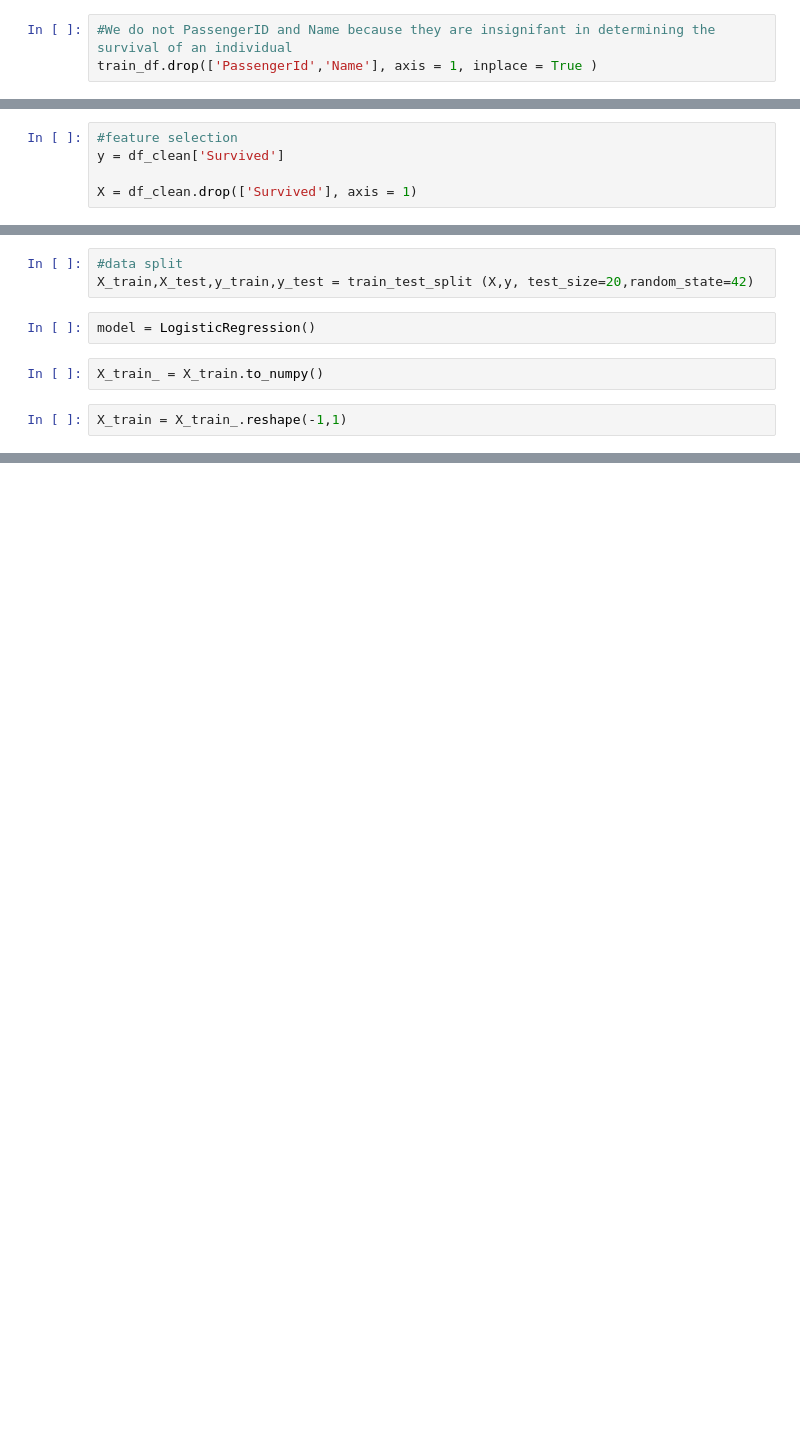
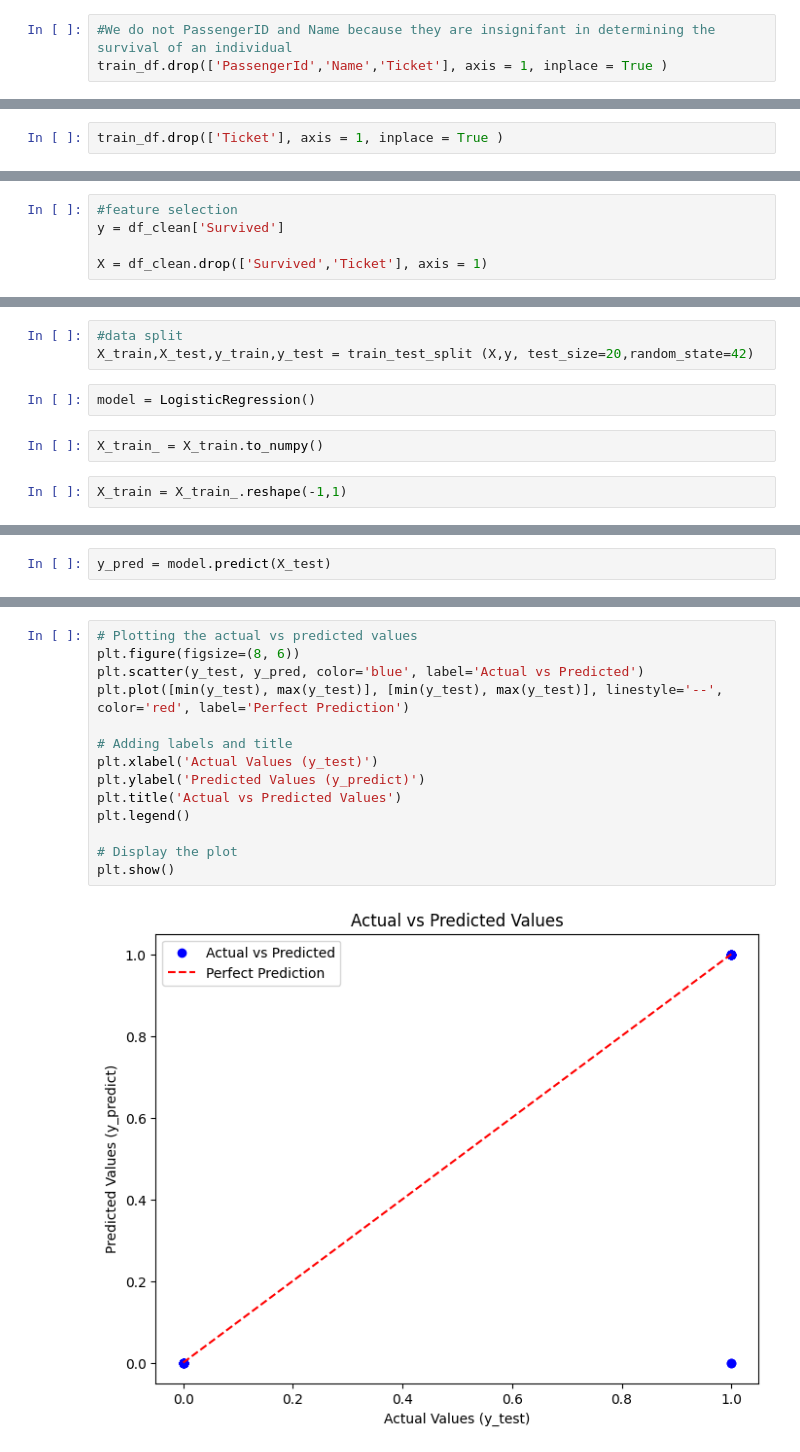
Before and after one commit to magubane94/Integrated_Project, a Jupyter notebook: Titanic.ipynb, the cells around one changed output, grey strips where cells are left out. Cells and saved outputs as stored; diff of their text form; blank space fills up the shorter version.

```diff
--- a/Titanic.ipynb
+++ b/Titanic.ipynb
@@ -165,4 +164,4 @@ dtypes: float64(2), int64(5), object(5)
 memory usage: 83.7+ KB
 # %%
 #We do not PassengerID and Name because they are insignifant in determining the survival of an individual
-train_df.drop(['PassengerId','Name'], axis = 1, inplace = True )
+train_df.drop(['PassengerId','Name','Ticket'], axis = 1, inplace = True )
@@ -169,3 +170,5 @@ train_df.drop(['PassengerId','Name'], axis = 1, inplace = True )
+# %%
+train_df.drop(['Ticket'], axis = 1, inplace = True )
 # %%
 df_clean = train_df
 # %%
@@ -201,4 +233,4 @@ from sklearn.metrics import accuracy_score, classification_report
 #feature selection
 y = df_clean['Survived']
 
-X = df_clean.drop(['Survived'], axis = 1)
+X = df_clean.drop(['Survived','Ticket'], axis = 1)
@@ -218,0 +268,2 @@ ValueError: could not convert string to float: 'male'
+# %%
+y_pred = model.predict(X_test)
@@ -218,0 +285,16 @@ ValueError: could not convert string to float: 'male'
+# %%
+# Plotting the actual vs predicted values
+plt.figure(figsize=(8, 6))
+plt.scatter(y_test, y_pred, color='blue', label='Actual vs Predicted')
+plt.plot([min(y_test), max(y_test)], [min(y_test), max(y_test)], linestyle='--', color='red', label='Perfect Prediction')
+
+# Adding labels and title
+plt.xlabel('Actual Values (y_test)')
+plt.ylabel('Predicted Values (y_predict)')
+plt.title('Actual vs Predicted Values')
+plt.legend()
+
+# Display the plot
+plt.show()
+# %% [output]
+[figure, added]
```
Also changed, not shown: parts of 10 cells of this notebook.
